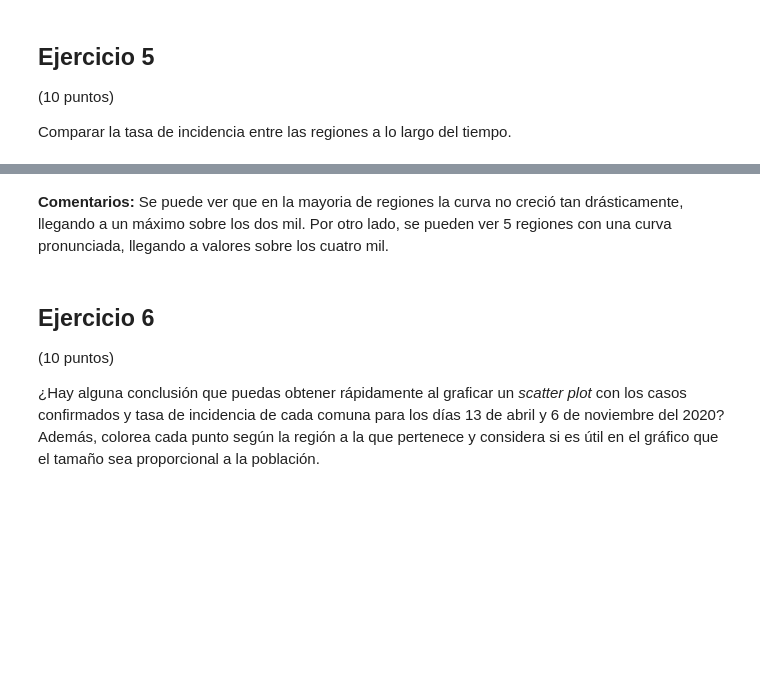
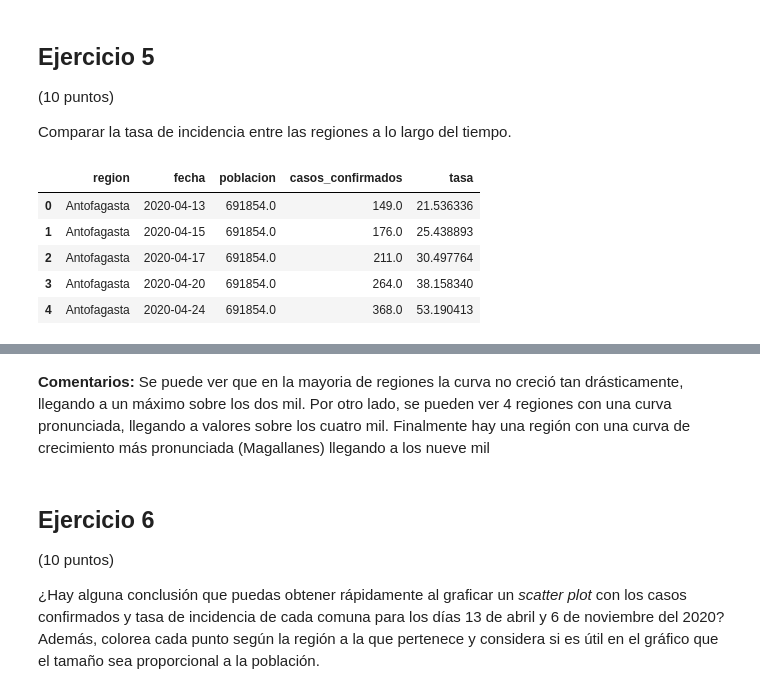
Before and after one commit to Amandaa-S/mat281_portfolio, a Jupyter notebook: homeworks/hwk02.ipynb, the cells around one changed output, grey strips where cells are left out. Cells and saved outputs as stored; diff of their text form; code cells hidden in the pictures; blank space fills up the shorter version.

```diff
--- a/homeworks/hwk02.ipynb
+++ b/homeworks/hwk02.ipynb
@@ -237,4 +214,18 @@ casos_confirmados | fallecimientos | casos_activos
 (10 puntos)
 
 Comparar la tasa de incidencia entre las regiones a lo largo del tiempo.
+# %%
+tasa_region=(confirmados.groupby(["region","fecha"])
+       .agg(poblacion=("poblacion","sum"),casos_confirmados=("casos_confirmados","sum"))
+       .reset_index()
+)
+tasa_region["tasa"]= tasa_region["casos_confirmados"]*100000/tasa_region["poblacion"]
+tasa_region.head()
+# %% [output]
+|  | region | fecha | poblacion | casos_confirmados | tasa |
+| 0 | Antofagasta | 2020-04-13 | 691854.0 | 149.0 | 21.536336 |
+| 1 | Antofagasta | 2020-04-15 | 691854.0 | 176.0 | 25.438893 |
+| 2 | Antofagasta | 2020-04-17 | 691854.0 | 211.0 | 30.497764 |
+| 3 | Antofagasta | 2020-04-20 | 691854.0 | 264.0 | 38.158340 |
+| 4 | Antofagasta | 2020-04-24 | 691854.0 | 368.0 | 53.190413 |
 # %%
@@ -249,7 +240,7 @@ alt.Chart(confirmados).mark_line().encode(
 # %% [output]
 [interactive output not drawn]
 # %% [markdown]
-**Comentarios:** Se puede ver que en la mayoria de regiones la curva no creció tan drásticamente, llegando a un máximo sobre los dos mil. Por otro lado, se pueden ver 5 regiones con una curva pronunciada, llegando a valores sobre los cuatro mil.
+**Comentarios:** Se puede ver que en la mayoria de regiones la curva no creció tan drásticamente, llegando a un máximo sobre los dos mil. Por otro lado, se pueden ver 4 regiones con una curva pronunciada, llegando a valores sobre los cuatro mil. Finalmente hay una región con una curva de crecimiento más pronunciada (Magallanes) llegando a los nueve mil
 # %% [markdown]
 ## Ejercicio 6
 
```
Also changed, not shown: parts of 8 cells of this notebook.
